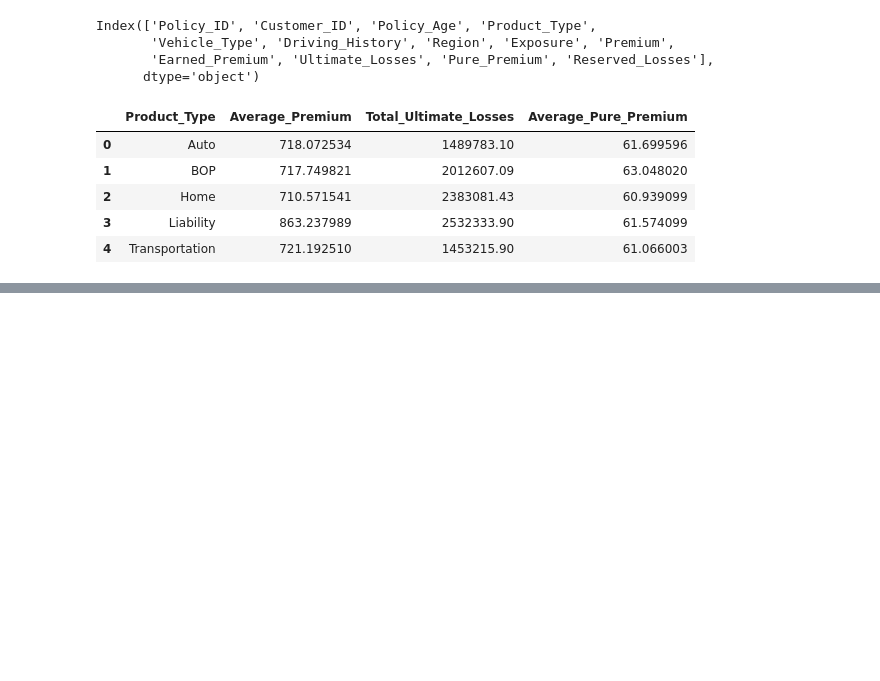
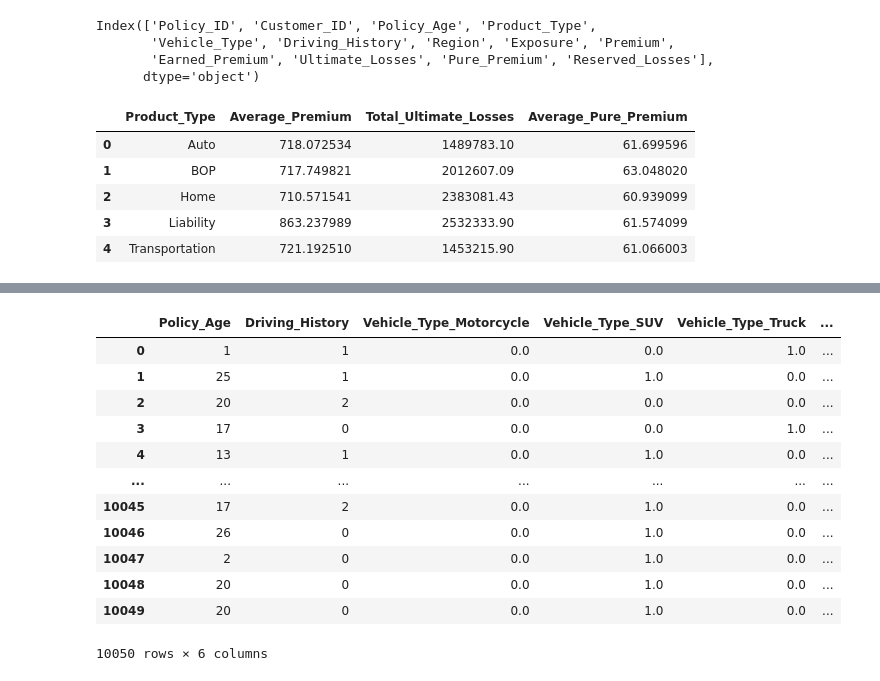
Before and after one commit to guilhermecadori/projects_Python, a Jupyter notebook: ModelDevelopmentAndAnalysis.ipynb, the cells around one changed output, grey strips where cells are left out. Cells and saved outputs as stored; diff of their text form; code cells hidden in the pictures; blank space fills up the shorter version.

```diff
--- a/ModelDevelopmentAndAnalysis.ipynb
+++ b/ModelDevelopmentAndAnalysis.ipynb
@@ -103,0 +139,6 @@ summary
+# %%
+# Encoding categorical feature
+encoder = OneHotEncoder(drop='first', sparse=False)
+X_encoded = pd.DataFrame(encoder.fit_transform(X[['Vehicle_Type']]),
+                                               columns=encoder.get_feature_names_out(['Vehicle_Type']))
+X_encoded
@@ -103,0 +185,22 @@ summary
+# %%
+# # Merge encoded features with the other independent feature
+X_final = pd.concat([X[['Policy_Age', 'Driving_History']].reset_index(drop=True),
+                    X_encoded.reset_index(drop=True)],
+                    axis=1)
+
+# Checking X final
+X_final
+# %% [output]
+|  | Policy_Age | Driving_History | Vehicle_Type_Motorcycle | Vehicle_Type_SUV | Vehicle_Type_Truck | ... |
+| 0 | 1 | 1 | 0.0 | 0.0 | 1.0 | ... |
+| 1 | 25 | 1 | 0.0 | 1.0 | 0.0 | ... |
+| 2 | 20 | 2 | 0.0 | 0.0 | 0.0 | ... |
+| 3 | 17 | 0 | 0.0 | 0.0 | 1.0 | ... |
+| 4 | 13 | 1 | 0.0 | 1.0 | 0.0 | ... |
+| ... | ... | ... | ... | ... | ... | ... |
+| 10045 | 17 | 2 | 0.0 | 1.0 | 0.0 | ... |
+| 10046 | 26 | 0 | 0.0 | 1.0 | 0.0 | ... |
+| 10047 | 2 | 0 | 0.0 | 1.0 | 0.0 | ... |
+| 10048 | 20 | 0 | 0.0 | 1.0 | 0.0 | ... |
+| 10049 | 20 | 0 | 0.0 | 1.0 | 0.0 | ... |
+10050 rows × 6 columns
```
Also changed, not shown: parts of 17 cells of this notebook.
